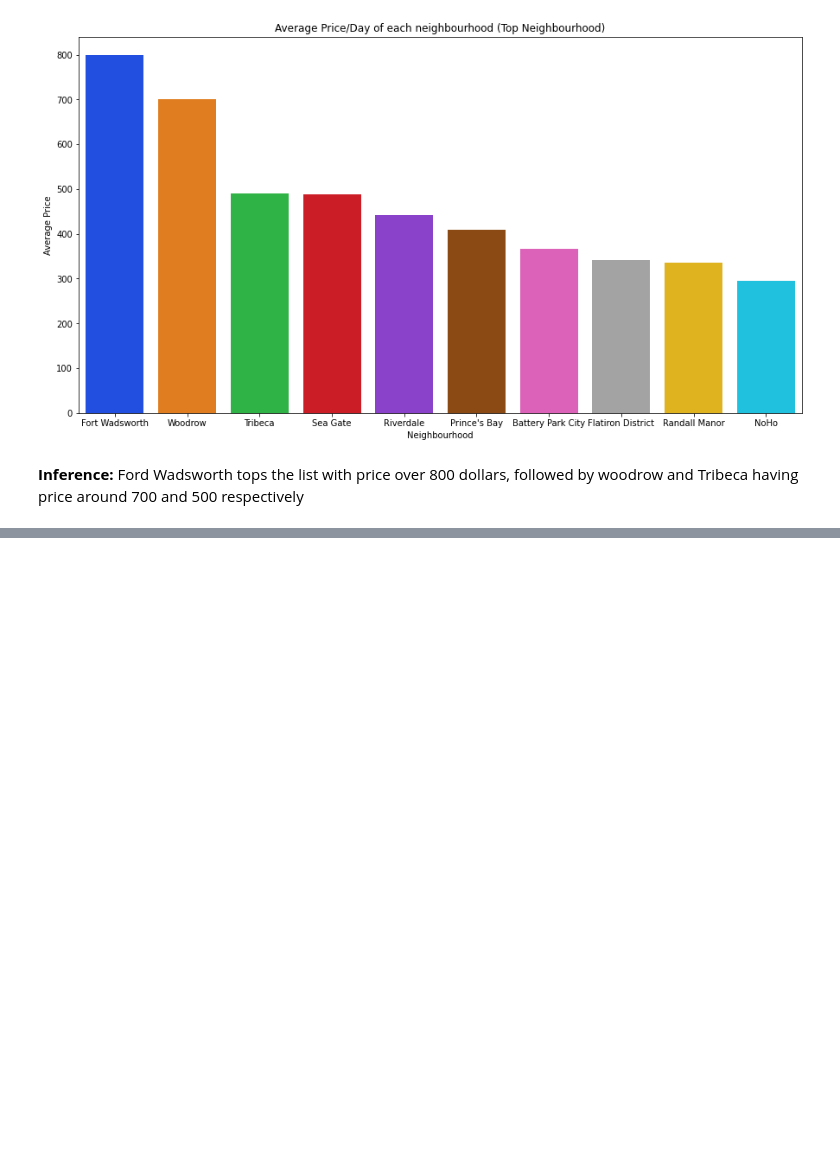
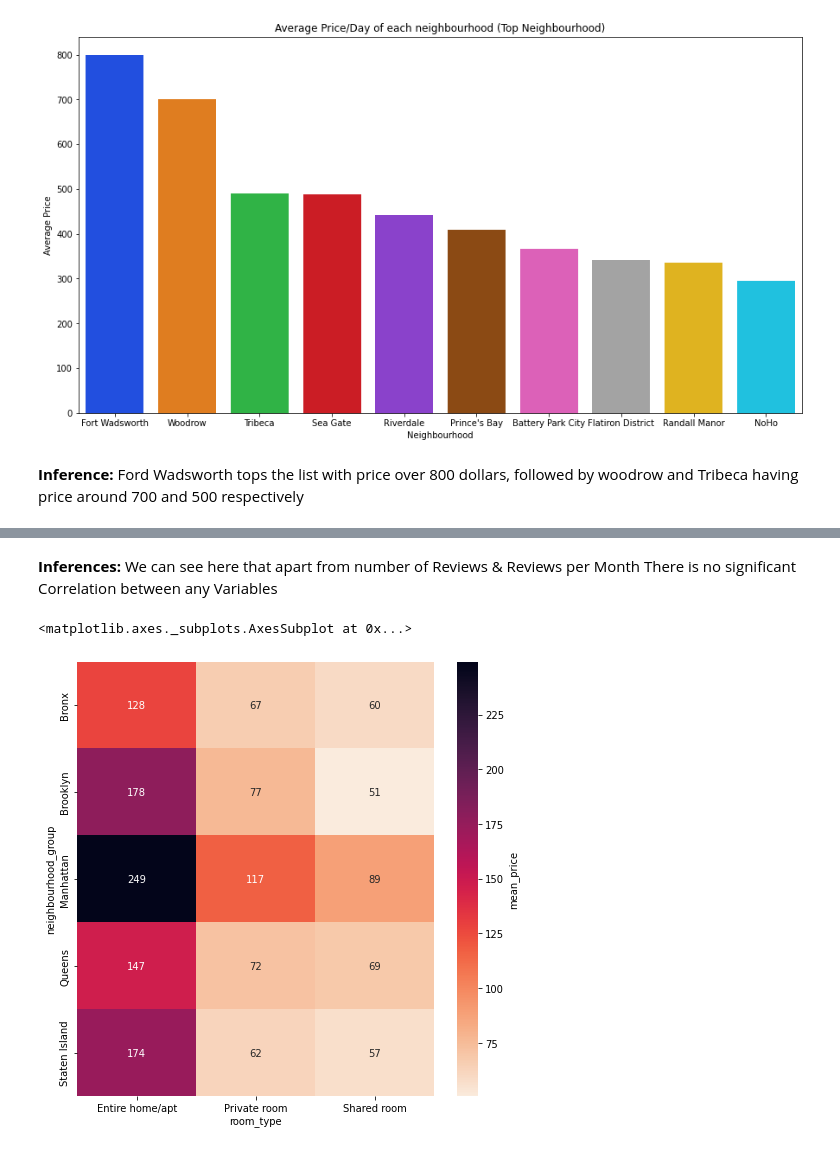
Before and after one commit to v1git12/Capstone-Project-1---AirBnb-Booking-Analysis, a Jupyter notebook: AirBnb_Booking_Analysis.ipynb, the cells around one changed output, grey strips where cells are left out. Drawn from its saved outputs; the diff is of its cells as text; code cells hidden in the pictures; blank space fills up the shorter version.

```diff
--- a/AirBnb_Booking_Analysis.ipynb
+++ b/AirBnb_Booking_Analysis.ipynb
@@ -623,0 +633,8 @@ plt.show()
+# %% [markdown]
+**Inferences:** We can see here that apart from number of Reviews & Reviews per Month There is no significant Correlation between any Variables
+# %%
+plt.figure(figsize = (8,8))
+sns.heatmap(airbnb_data.groupby(['neighbourhood_group', 'room_type']).price.mean().unstack(), annot=True, fmt=".0f", cmap = sns.cm.rocket_r, cbar_kws={'label': 'mean_price'})
+# %% [output]
+<matplotlib.axes._subplots.AxesSubplot at 0x...>
+[figure, added]
```
Also changed, not shown: parts of 23 cells of this notebook.
